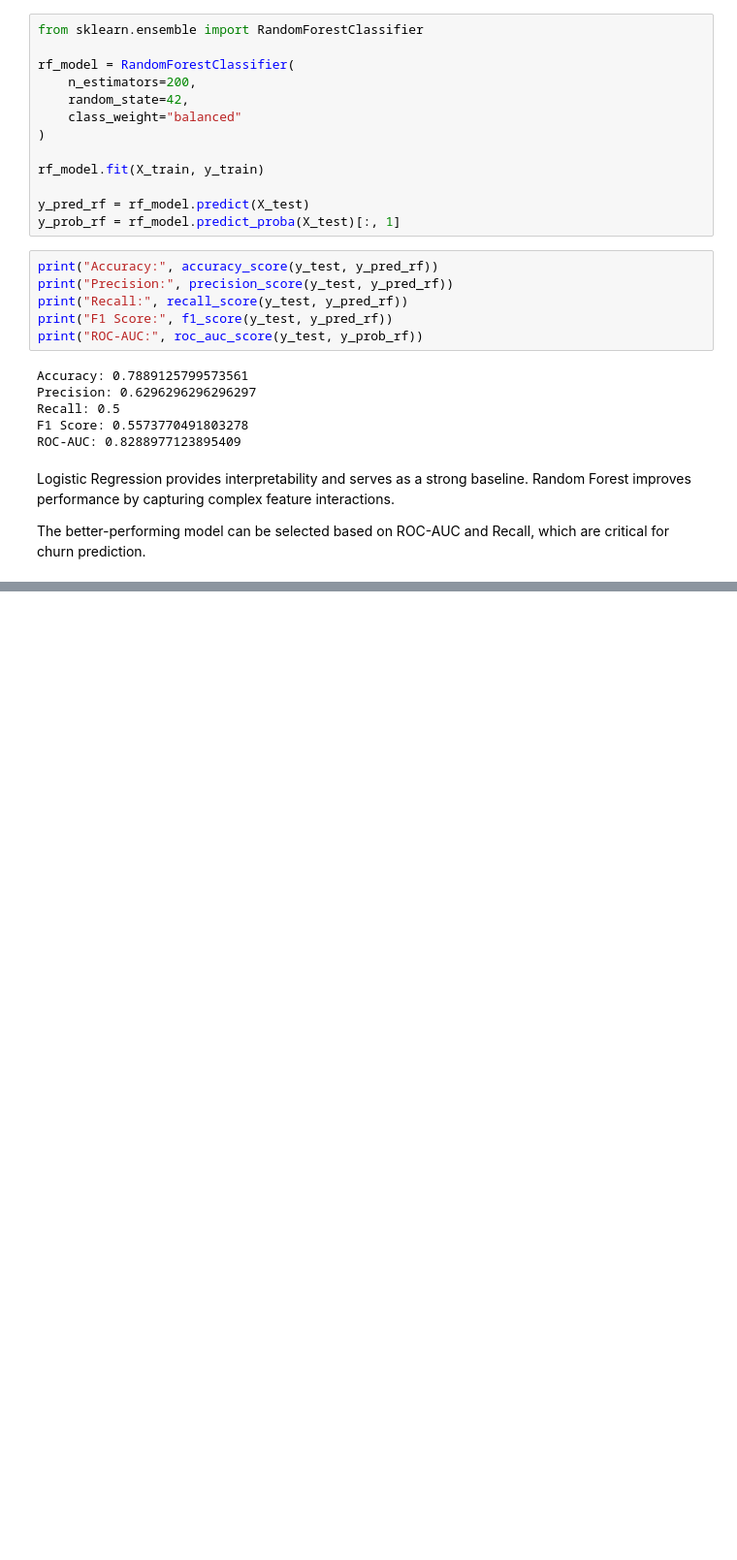
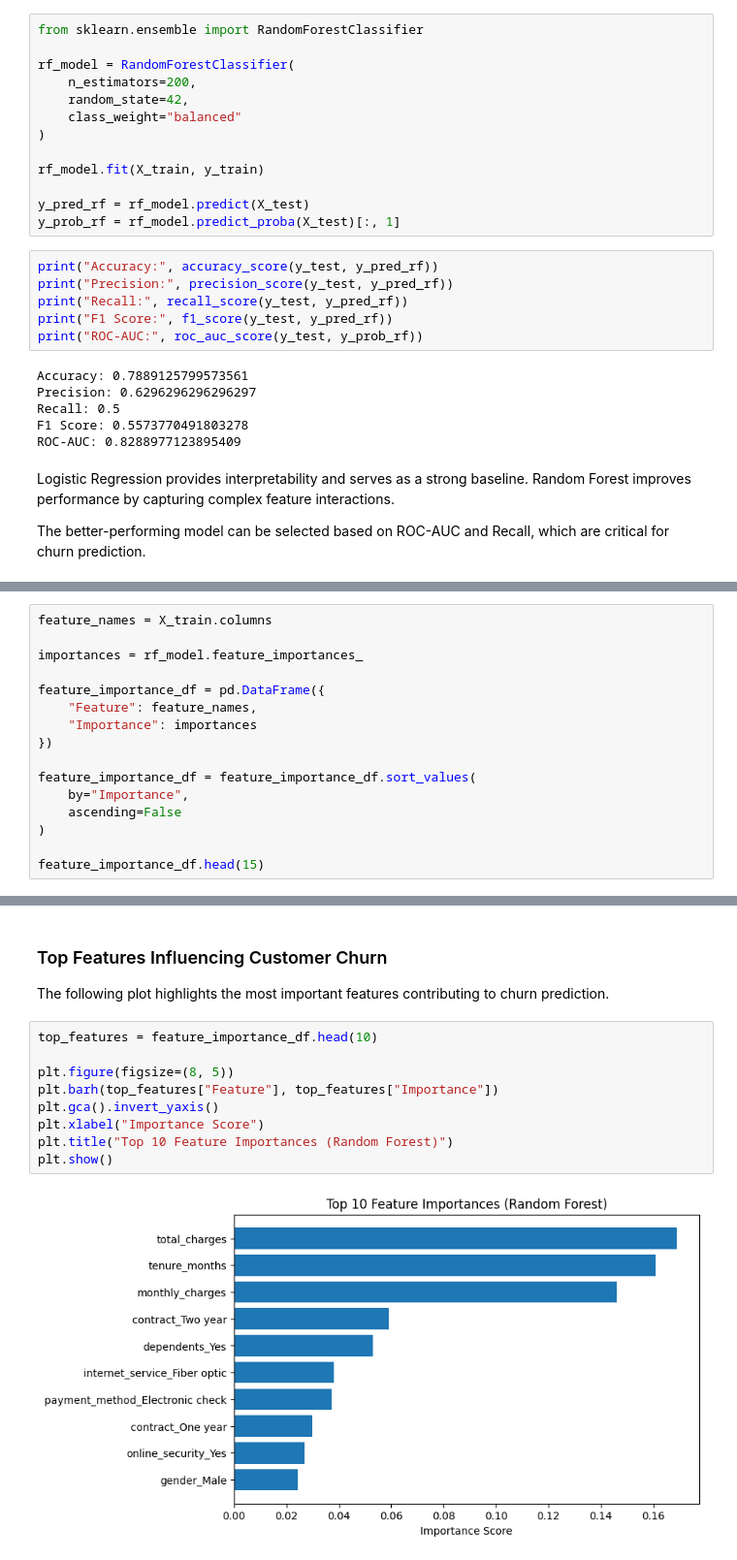
Before and after one commit to vidhi3839/Customer-Churn-Analysis, a Jupyter notebook: notebook/Customer_Churn_Analysis.ipynb, the cells around one changed output, grey strips where cells are left out. Shown at 97% size. Drawn from its saved outputs; the diff is of its cells as text; blank space fills up the shorter version.

```diff
--- a/notebook/Customer_Churn_Analysis.ipynb
+++ b/notebook/Customer_Churn_Analysis.ipynb
@@ -439,0 +446,16 @@ which are critical for churn prediction.
+# %%
+feature_names = X_train.columns
+
+importances = rf_model.feature_importances_
+
+feature_importance_df = pd.DataFrame({
+    "Feature": feature_names,
+    "Importance": importances
+})
+
+feature_importance_df = feature_importance_df.sort_values(
+    by="Importance",
+    ascending=False
+)
+
+feature_importance_df.head(15)
@@ -439,0 +479,15 @@ which are critical for churn prediction.
+# %% [markdown]
+### Top Features Influencing Customer Churn
+
+The following plot highlights the most important features contributing to churn prediction.
+# %%
+top_features = feature_importance_df.head(10)
+
+plt.figure(figsize=(8, 5))
+plt.barh(top_features["Feature"], top_features["Importance"])
+plt.gca().invert_yaxis()
+plt.xlabel("Importance Score")
+plt.title("Top 10 Feature Importances (Random Forest)")
+plt.show()
+# %% [output]
+[figure, added]
```
Also changed, not shown: parts of 4 cells of this notebook, 1 other file.
